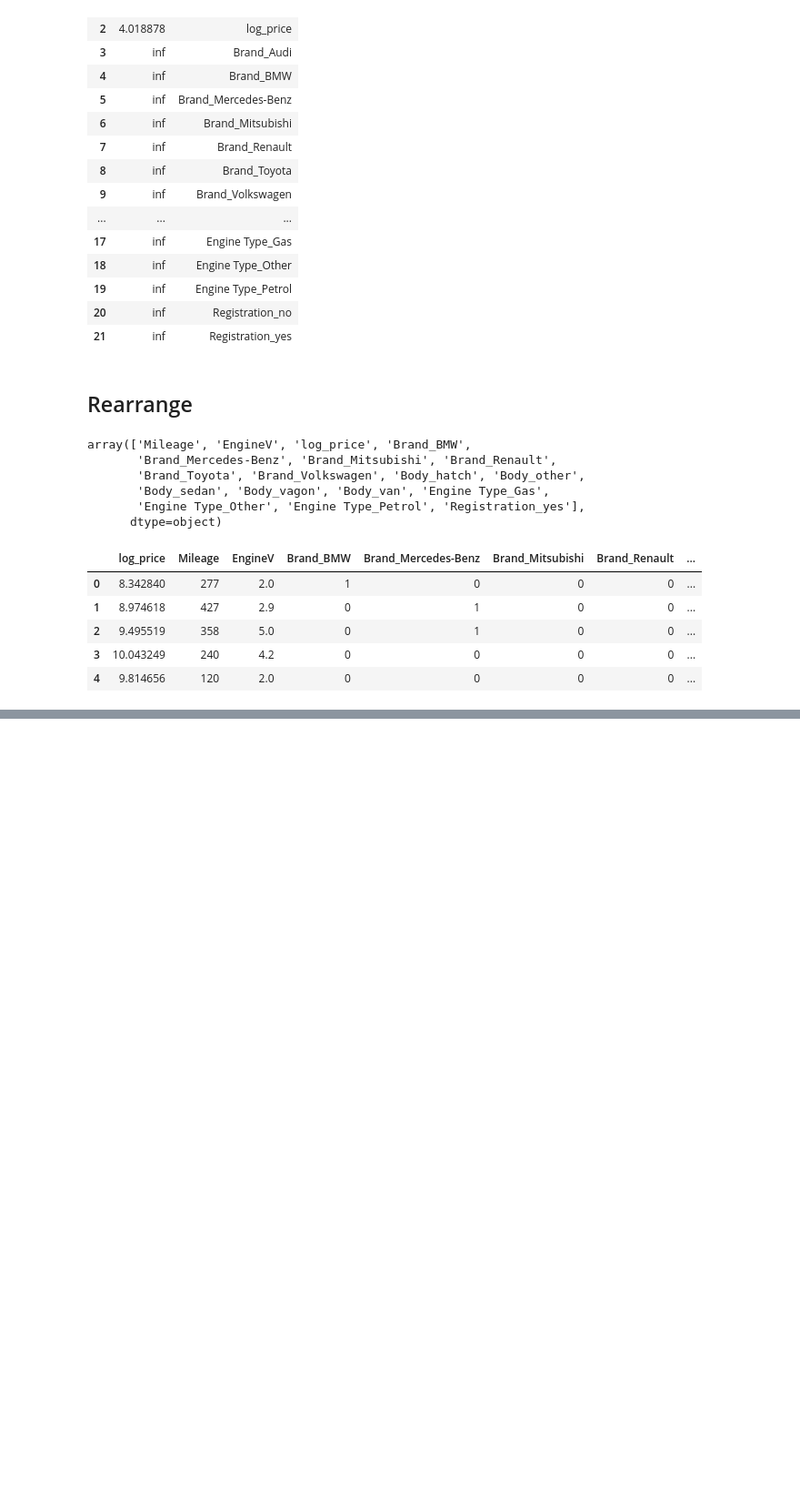
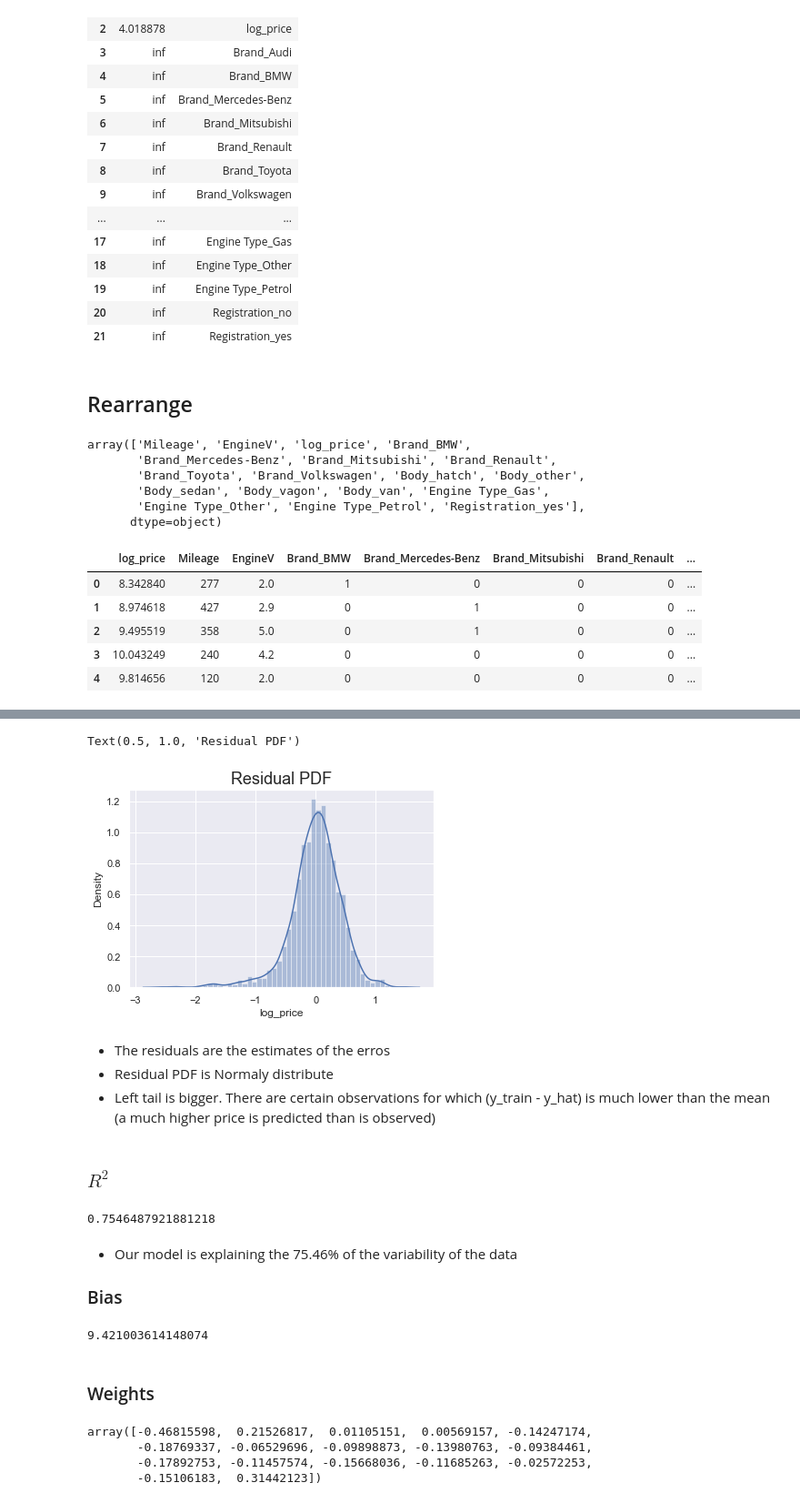
Before and after one commit to JosephDBX/data-science-course, a Jupyter notebook: linear-regression/practical-example.ipynb, the cells around one changed output, grey strips where cells are left out. Shown at 91% size. Saved outputs shown, nothing was run; the diff lists cells and outputs as text; code cells hidden in the pictures; blank space fills up the shorter version.

```diff
--- a/linear-regression/practical-example.ipynb
+++ b/linear-regression/practical-example.ipynb
@@ -430,0 +483,32 @@ data_preprocessed.head()
+# %%
+sns.distplot(y_train - y_hat)
+plt.title('Residual PDF', size=18)
+# %% [output]
+Text(0.5, 1.0, 'Residual PDF')
+[figure, added]
+# %% [markdown]
+- The residuals are the estimates of the erros
+- Residual PDF is Normaly distribute
+- Left tail is bigger. There are certain observations for which (y_train - y_hat) is much lower than the mean (a much higher price is predicted than is observed)
+# %% [markdown]
+### $R^2$
+# %%
+reg.score(x_train, y_train)
+# %% [output]
+0.7546487921881218
+# %% [markdown]
+- Our model is explaining the 75.46% of the variability of the data
+### Bias
+# %%
+reg.intercept_
+# %% [output]
+9.421003614148074
+# %% [markdown]
+### Weights
+# %%
+reg.coef_
+# %% [output]
+array([-0.46815598,  0.21526817,  0.01105151,  0.00569157, -0.14247174,
+       -0.18769337, -0.06529696, -0.09898873, -0.13980763, -0.09384461,
+       -0.17892753, -0.11457574, -0.15668036, -0.11685263, -0.02572253,
+       -0.15106183,  0.31442123])
```
Also changed, not shown: parts of 28 cells of this notebook, 5 other files.
